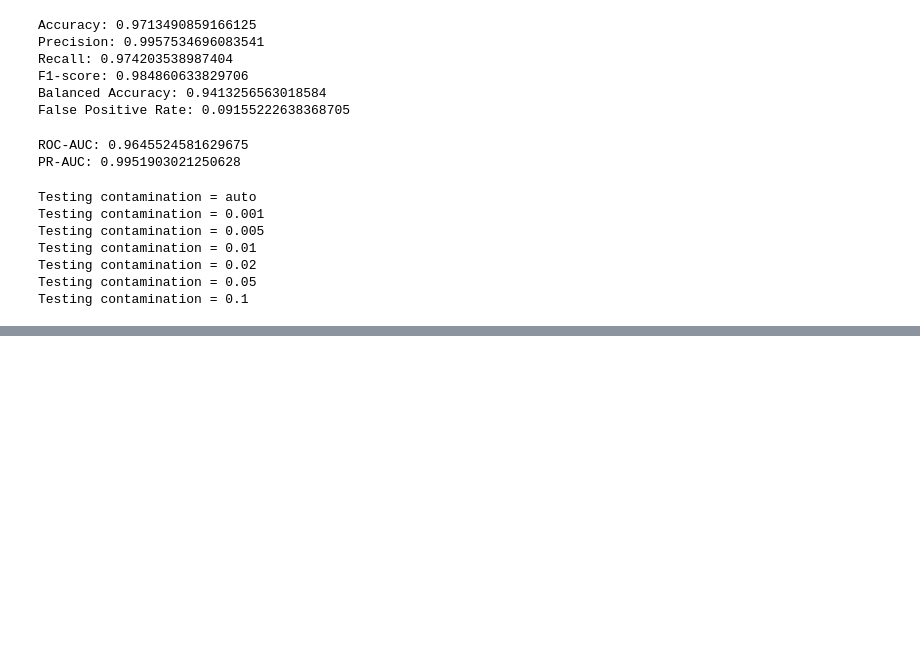
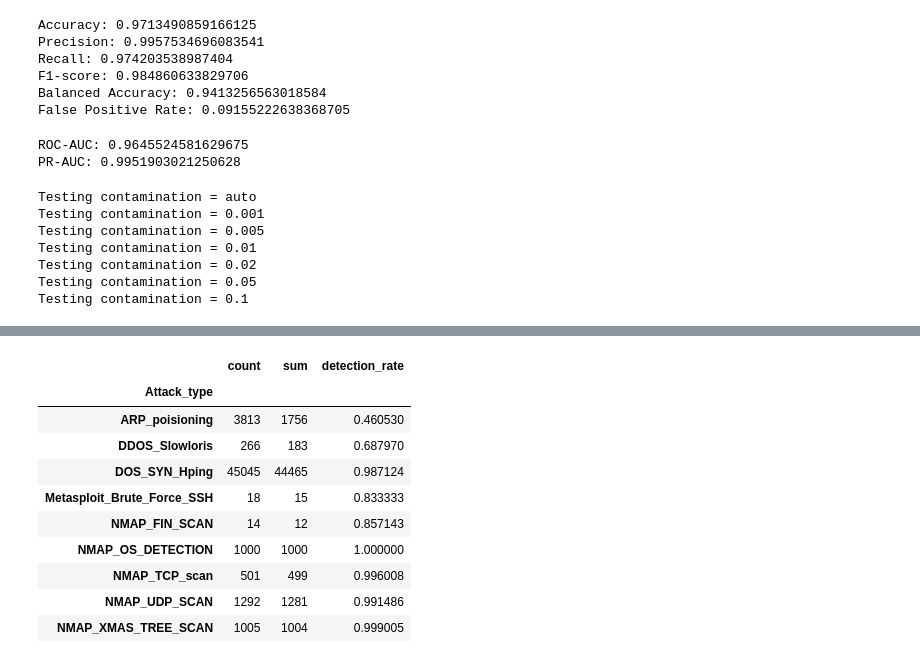
Before and after one commit to pinguinoadelia/RT-IoT2022-Anomaly-Detection, a Jupyter notebook: notebooks/04_isolation_forest.ipynb, the cells around one changed output, grey strips where cells are left out. Drawn from its saved outputs; the diff is of its cells as text; code cells hidden in the pictures; blank space fills up the shorter version.

```diff
--- a/notebooks/04_isolation_forest.ipynb
+++ b/notebooks/04_isolation_forest.ipynb
@@ -353,0 +402,21 @@ estimators_results.append({
+# %%
+test_predictions = final_model.predict(X_test)
+
+test_predictions = (
+    test_predictions == -1
+).astype(int)
+
+test_cm = confusion_matrix(
+    y_test,
+    test_predictions
+)
+
+tn, fp, fn, tp = test_cm.ravel()
+
+print("Confusion Matrix:")
+print(test_cm)
+
+print("\nTrue Negatives:", tn)
+print("False Positives:", fp)
+print("False Negatives:", fn)
+print("True Positives:", tp)
@@ -353,0 +491,31 @@ estimators_results.append({
+# %%
+attack_analysis = test_metadata.copy()
+
+attack_analysis["Prediction"] = test_predictions
+
+attack_analysis = attack_analysis[
+    attack_analysis["Label"] == "Anomaly"
+]
+
+attack_detection = attack_analysis.groupby(
+    "Attack_type"
+)["Prediction"].agg(["count", "sum"])
+
+attack_detection["detection_rate"] = (
+    attack_detection["sum"] /
+    attack_detection["count"]
+)
+
+attack_detection
+# %% [output]
+|  | count | sum | detection_rate |
+| Attack_type |  |  |  |
+| ARP_poisioning | 3813 | 1756 | 0.460530 |
+| DDOS_Slowloris | 266 | 183 | 0.687970 |
+| DOS_SYN_Hping | 45045 | 44465 | 0.987124 |
+| Metasploit_Brute_Force_SSH | 18 | 15 | 0.833333 |
+| NMAP_FIN_SCAN | 14 | 12 | 0.857143 |
+| NMAP_OS_DETECTION | 1000 | 1000 | 1.000000 |
+| NMAP_TCP_scan | 501 | 499 | 0.996008 |
+| NMAP_UDP_SCAN | 1292 | 1281 | 0.991486 |
+| NMAP_XMAS_TREE_SCAN | 1005 | 1004 | 0.999005 |
```
Also changed, not shown: parts of 10 cells of this notebook.
